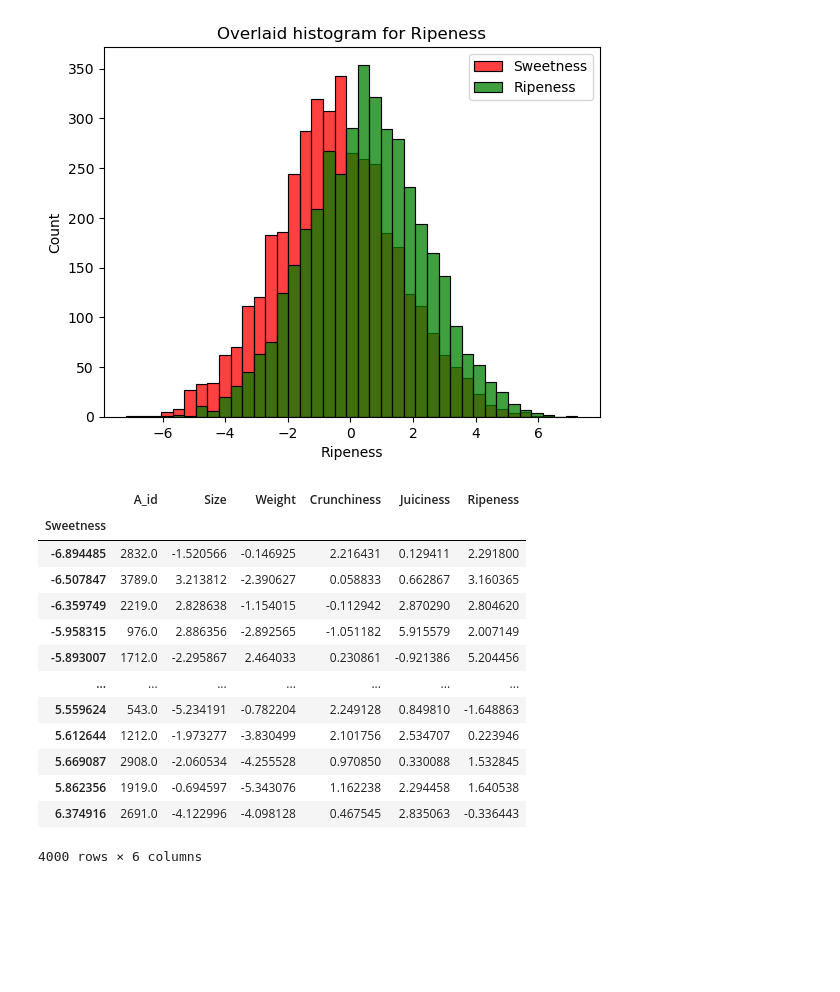
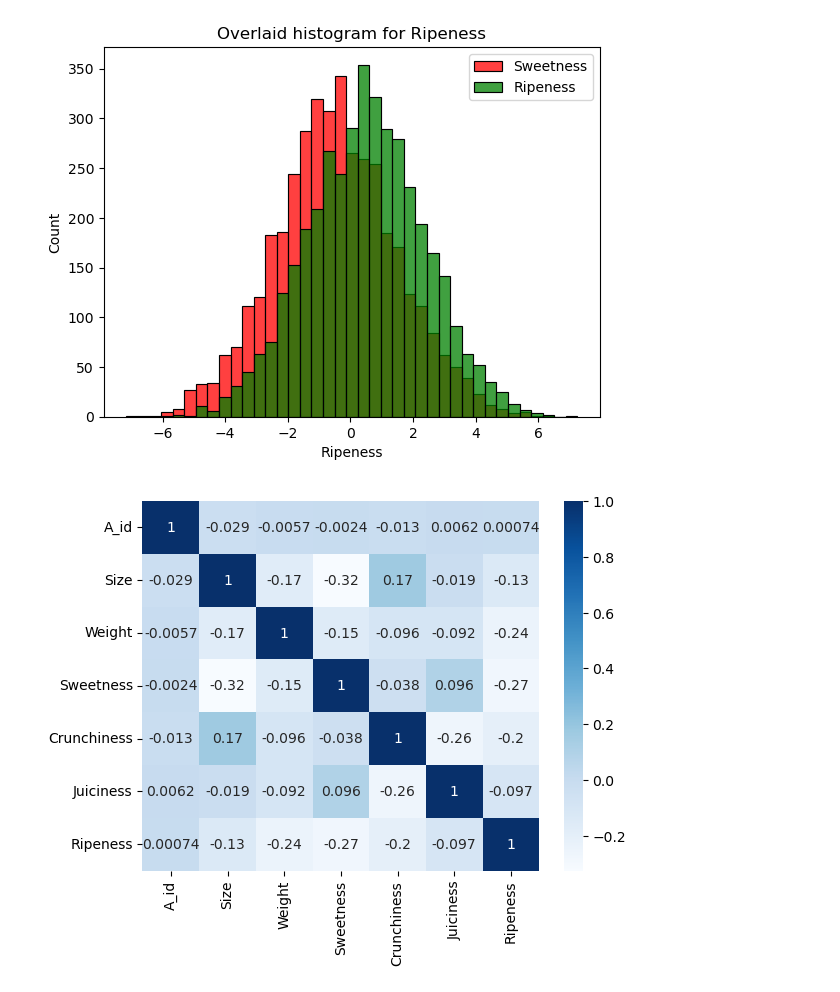
Before and after one commit to StrangestDuke/WSRStuff, a Jupyter notebook: Untitled.ipynb, the cells around one changed output. Saved outputs shown, nothing was run; the diff lists cells and outputs as text; code cells hidden in the pictures; blank space fills up the shorter version.

```diff
--- a/Untitled.ipynb
+++ b/Untitled.ipynb
@@ -82,19 +83,11 @@ for i in ['Size','Weight','Crunchiness','Juiciness','Ripeness']:
 #    plt.figure(i)
 #   sns.catplot(x=col, y='Sweetness', data=irisdf_clean, aspect=2,)
 # %%
-irisdf_clean.groupby('Sweetness').mean()
+irisdf_clean_cool = irisdf_clean.corr()
+irisdf_clean_cool.head()
+
+sns.heatmap(irisdf_clean_cool, annot = True, cmap='Blues')
+
+plt.show()
 # %% [output]
-|  | A_id | Size | Weight | Crunchiness | Juiciness | Ripeness |
-| Sweetness |  |  |  |  |  |  |
-| -6.894485 | 2832.0 | -1.520566 | -0.146925 | 2.216431 | 0.129411 | 2.291800 |
-| -6.507847 | 3789.0 | 3.213812 | -2.390627 | 0.058833 | 0.662867 | 3.160365 |
-| -6.359749 | 2219.0 | 2.828638 | -1.154015 | -0.112942 | 2.870290 | 2.804620 |
-| -5.958315 | 976.0 | 2.886356 | -2.892565 | -1.051182 | 5.915579 | 2.007149 |
-| -5.893007 | 1712.0 | -2.295867 | 2.464033 | 0.230861 | -0.921386 | 5.204456 |
-| ... | ... | ... | ... | ... | ... | ... |
-| 5.559624 | 543.0 | -5.234191 | -0.782204 | 2.249128 | 0.849810 | -1.648863 |
-| 5.612644 | 1212.0 | -1.973277 | -3.830499 | 2.101756 | 2.534707 | 0.223946 |
-| 5.669087 | 2908.0 | -2.060534 | -4.255528 | 0.970850 | 0.330088 | 1.532845 |
-| 5.862356 | 1919.0 | -0.694597 | -5.343076 | 1.162238 | 2.294458 | 1.640538 |
-| 6.374916 | 2691.0 | -4.122996 | -4.098128 | 0.467545 | 2.835063 | -0.336443 |
-4000 rows × 6 columns
+[figure, added]
```
Also changed, not shown: parts of 3 cells of this notebook, 8 other files.
